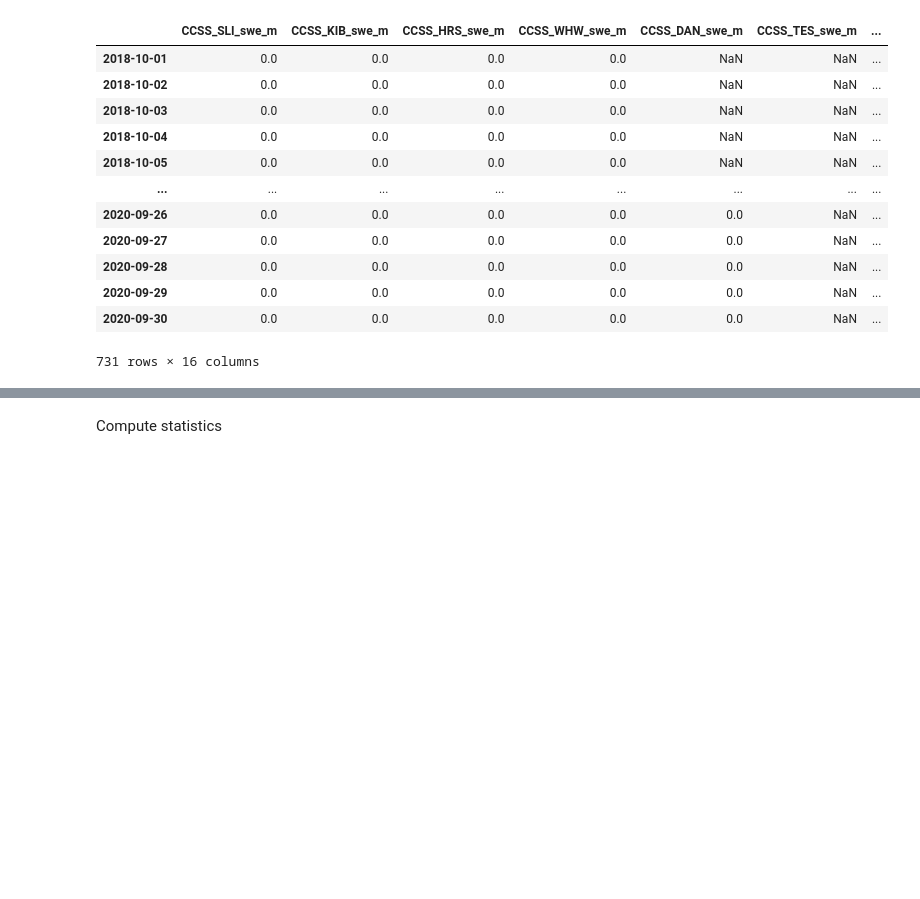
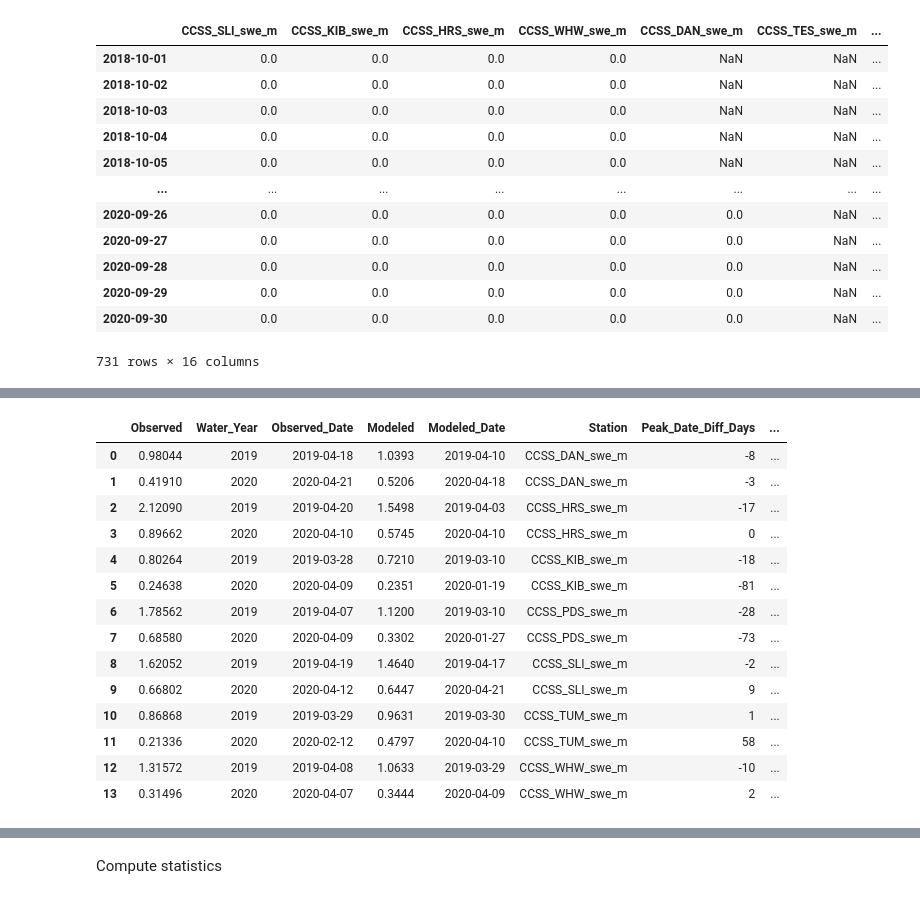
Before and after one commit to hydroframe/cssi_evaluation, a Jupyter notebook: examples/notebooks/snow/02_single_site_comparison.ipynb, the cells around one changed output, grey strips where cells are left out. Cells and saved outputs as stored; diff of their text form; code cells hidden in the pictures; blank space fills up the shorter version.

```diff
--- a/examples/notebooks/snow/02_single_site_comparison.ipynb
+++ b/examples/notebooks/snow/02_single_site_comparison.ipynb
@@ -193,4 +300,4 @@ Compute the Different-Day SWE Comparison. This is a comparison of the maximum ob
 # %%
 # compute the different-day SWE comparison for each of the observed and modeled sites.
-df_diff_day = utils.different_day_swe_comparison(combined_df, obs_cols, mod_cols)
-df_diff_day
+df_both_peak = utils.modeled_vs_observed_peak_swe(combined_df, obs_cols, mod_cols)
+df_both_peak
@@ -242,0 +361,24 @@ df_diff_day.hvplot.bar(
+# %%
+# Compute the difference in peak SWE days and peak SWE amounts between modeled and observed
+df_both_peak['Peak_Date_Diff_Days'] = (df_both_peak['Modeled_Date'] -
+                                      df_both_peak['Observed_Date']).dt.days
+df_both_peak['Peak_SWE_Diff'] = (df_both_peak['Modeled'] -
+                           df_both_peak['Observed'])
+# %%
+df_both_peak
+# %% [output]
+|  | Observed | Water_Year | Observed_Date | Modeled | Modeled_Date | Station | Peak_Date_Diff_Days | ... |
+| 0 | 0.98044 | 2019 | 2019-04-18 | 1.0393 | 2019-04-10 | CCSS_DAN_swe_m | -8 | ... |
+| 1 | 0.41910 | 2020 | 2020-04-21 | 0.5206 | 2020-04-18 | CCSS_DAN_swe_m | -3 | ... |
+| 2 | 2.12090 | 2019 | 2019-04-20 | 1.5498 | 2019-04-03 | CCSS_HRS_swe_m | -17 | ... |
+| 3 | 0.89662 | 2020 | 2020-04-10 | 0.5745 | 2020-04-10 | CCSS_HRS_swe_m | 0 | ... |
+| 4 | 0.80264 | 2019 | 2019-03-28 | 0.7210 | 2019-03-10 | CCSS_KIB_swe_m | -18 | ... |
+| 5 | 0.24638 | 2020 | 2020-04-09 | 0.2351 | 2020-01-19 | CCSS_KIB_swe_m | -81 | ... |
+| 6 | 1.78562 | 2019 | 2019-04-07 | 1.1200 | 2019-03-10 | CCSS_PDS_swe_m | -28 | ... |
+| 7 | 0.68580 | 2020 | 2020-04-09 | 0.3302 | 2020-01-27 | CCSS_PDS_swe_m | -73 | ... |
+| 8 | 1.62052 | 2019 | 2019-04-19 | 1.4640 | 2019-04-17 | CCSS_SLI_swe_m | -2 | ... |
+| 9 | 0.66802 | 2020 | 2020-04-12 | 0.6447 | 2020-04-21 | CCSS_SLI_swe_m | 9 | ... |
+| 10 | 0.86868 | 2019 | 2019-03-29 | 0.9631 | 2019-03-30 | CCSS_TUM_swe_m | 1 | ... |
+| 11 | 0.21336 | 2020 | 2020-02-12 | 0.4797 | 2020-04-10 | CCSS_TUM_swe_m | 58 | ... |
+| 12 | 1.31572 | 2019 | 2019-04-08 | 1.0633 | 2019-03-29 | CCSS_WHW_swe_m | -10 | ... |
+| 13 | 0.31496 | 2020 | 2020-04-07 | 0.3444 | 2020-04-09 | CCSS_WHW_swe_m | 2 | ... |
```
Also changed, not shown: parts of 42 cells of this notebook, 3 other files.
